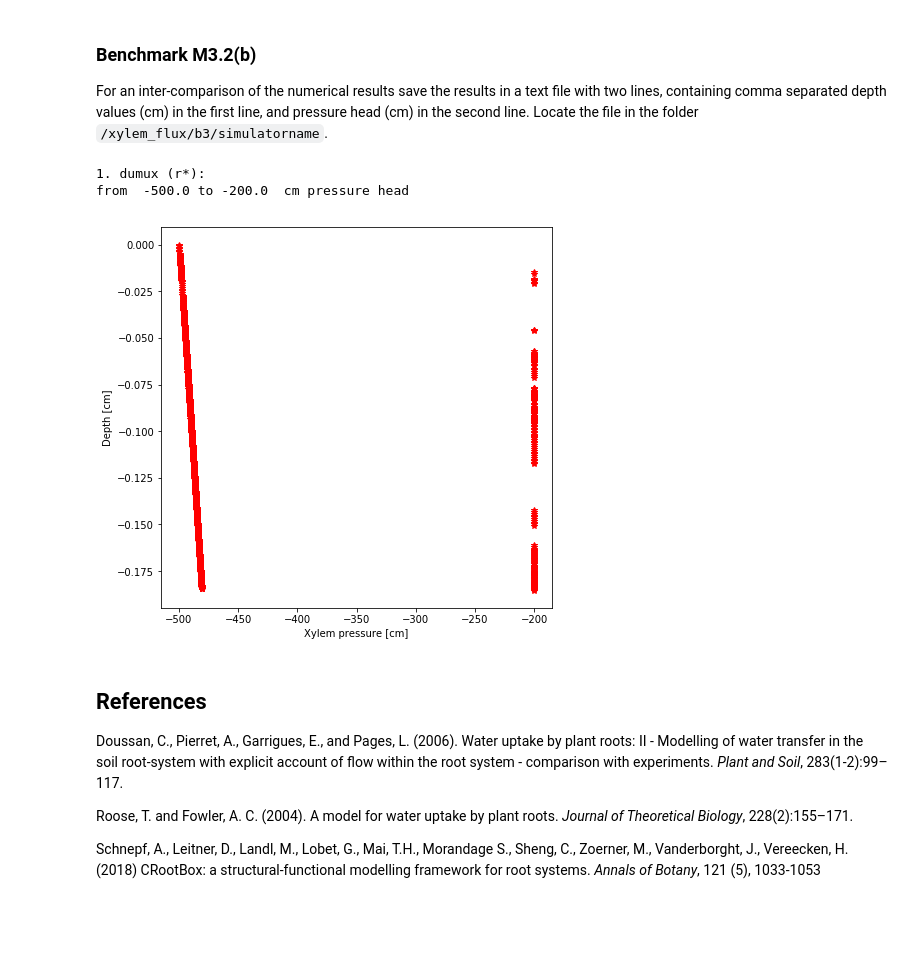
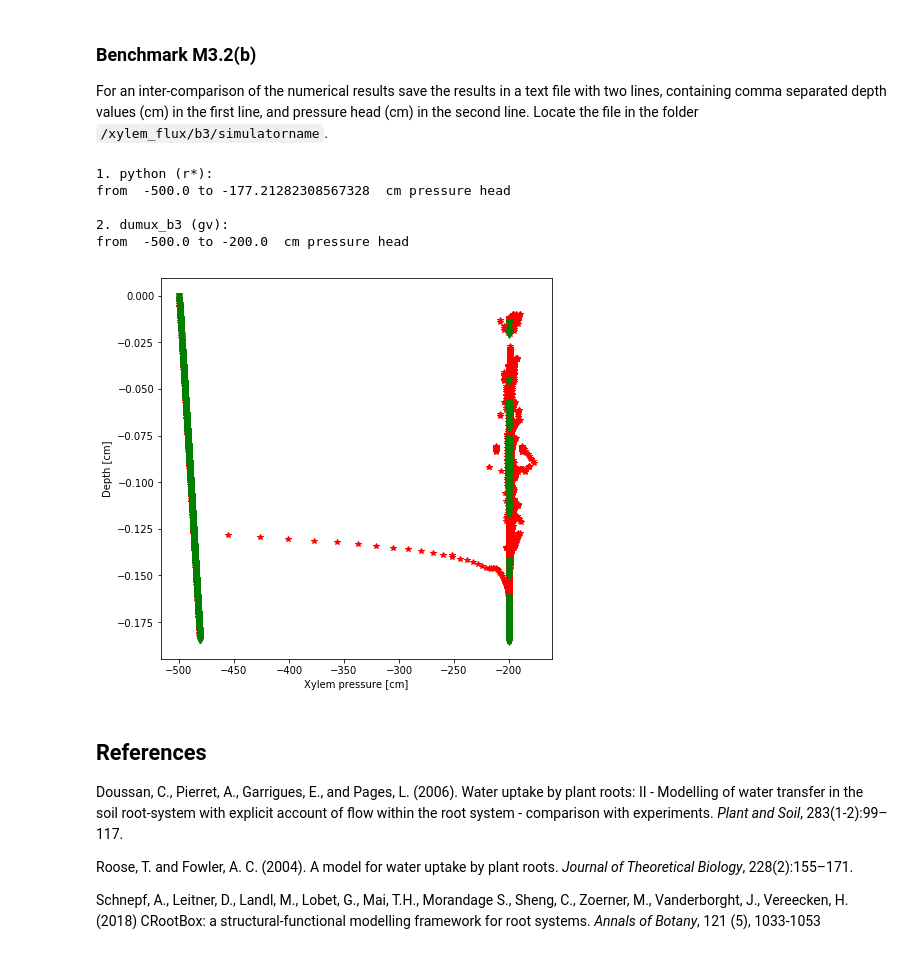
Before and after one commit to RSA-benchmarks/collaborative-comparison, a Jupyter notebook: Water flow in roots.ipynb, the cells around one changed output. Saved outputs shown, nothing was run; the diff lists cells and outputs as text; code cells hidden in the pictures; blank space fills up the shorter version.

```diff
--- a/Water flow in roots.ipynb
+++ b/Water flow in roots.ipynb
@@ -308,26 +308,29 @@ from  -500.0 to -407.44294973207906  cm pressure head
 For an inter-comparison of the numerical results save the results in a text file with two lines, containing comma separated depth values (cm) in the first line, and pressure head (cm) in the second line. Locate the file in the folder `/xylem_flux/b3/simulatorname`.
 # %%
 fig=plt.figure(figsize=(7, 7))
-col = ["r*", "g*", "b*","rv", "gv", "bv"]
+col = ["r*", "gv", "b*","rv", "gv", "bv"]
 for dirname, dirnames, filenames in os.walk('xylem_flux/b3/.'):
     filenames.sort()
-    for i,f in enumerate(filenames):
+    for i,f in enumerate(filenames[::-1]):
         try:
             data = np.loadtxt("xylem_flux/b3/"+f,delimiter=',')
             print(str(i+1)+". "+f+" ("+col[i]+"):")
             print("from ", min(data[1,:]), "to", max(data[1,:]), " cm pressure head\n")
             plt.plot(data[1,:],data[0,:],col[i])
         except Exception as ex:
             print("Something went wrong with file "+f)
             print(ex)
 
 plt.xlabel("Xylem pressure [cm]")
 plt.ylabel("Depth [cm]")
 plt.show()
 # %% [output]
-1. dumux (r*):
+1. python (r*):
+from  -500.0 to -177.21282308567328  cm pressure head
+
+2. dumux_b3 (gv):
 from  -500.0 to -200.0  cm pressure head
-[figure, old version]
+[figure, new version]
 # %% [markdown]
 ## References
 
```
Also changed, not shown: parts of 2 cells of this notebook, 13 other files.
